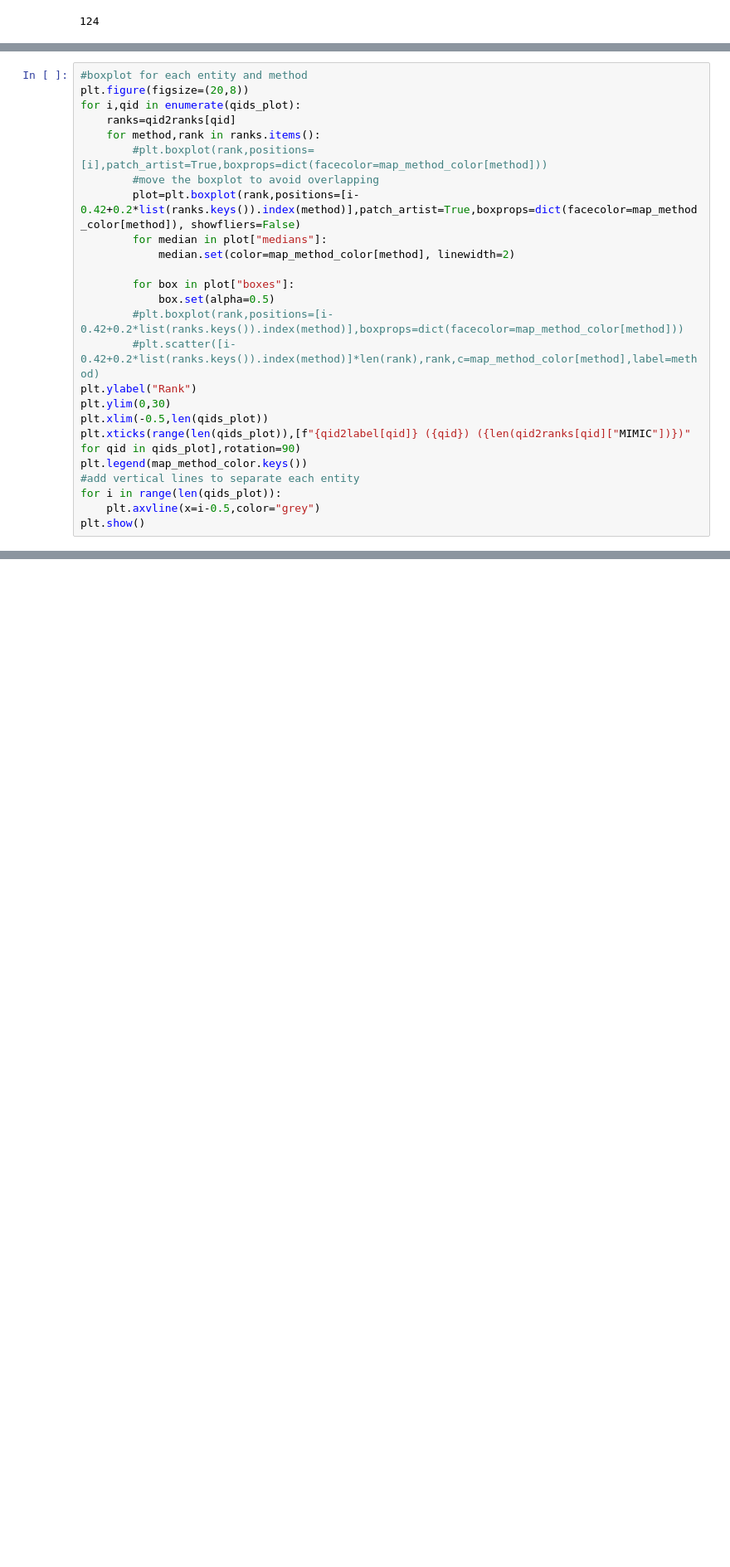
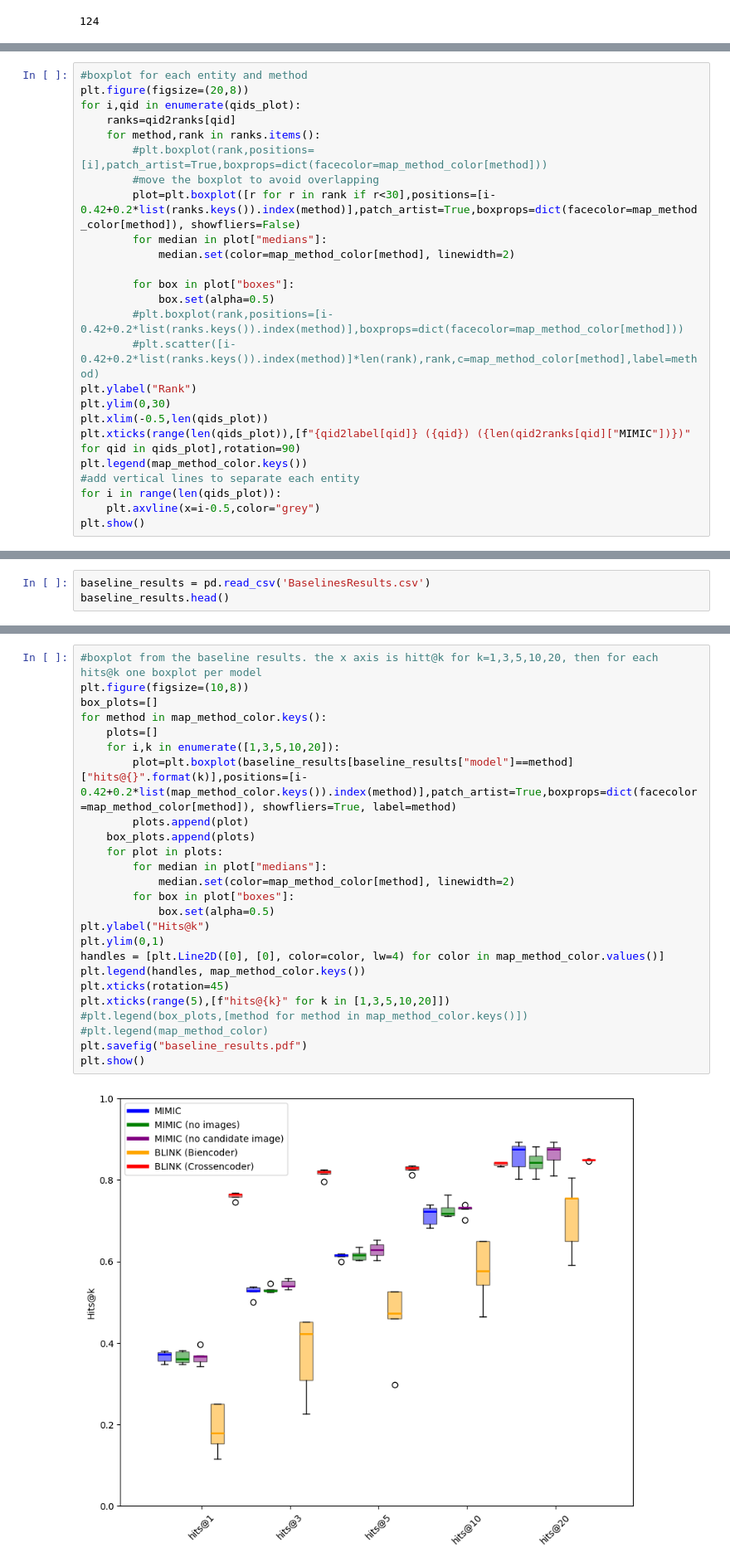
Before and after one commit to HPI-Information-Systems/MELArt_experiments, a Jupyter notebook: Inference/Charts.ipynb, the cells around one changed output, grey strips where cells are left out. Shown at 83% size. Cells and saved outputs as stored; diff of their text form; blank space fills up the shorter version.

Commit message:
Baseline results comparison

```diff
--- a/Inference/Charts.ipynb
+++ b/Inference/Charts.ipynb
@@ -246,7 +247,7 @@ for i,qid in enumerate(qids_plot):
     for method,rank in ranks.items():
         #plt.boxplot(rank,positions=[i],patch_artist=True,boxprops=dict(facecolor=map_method_color[method]))
         #move the boxplot to avoid overlapping
-        plot=plt.boxplot(rank,positions=[i-0.42+0.2*list(ranks.keys()).index(method)],patch_artist=True,boxprops=dict(facecolor=map_method_color[method]), showfliers=False)
+        plot=plt.boxplot([r for r in rank if r<30],positions=[i-0.42+0.2*list(ranks.keys()).index(method)],patch_artist=True,boxprops=dict(facecolor=map_method_color[method]), showfliers=False)
         for median in plot["medians"]:
             median.set(color=map_method_color[method], linewidth=2)
 
@@ -267,0 +270,3 @@ plt.show()
+# %%
+baseline_results = pd.read_csv('BaselinesResults.csv')
+baseline_results.head()
@@ -267,0 +280,27 @@ plt.show()
+# %%
+#boxplot from the baseline results. the x axis is hitt@k for k=1,3,5,10,20, then for each hits@k one boxplot per model
+plt.figure(figsize=(10,8))
+box_plots=[]
+for method in map_method_color.keys():
+    plots=[]
+    for i,k in enumerate([1,3,5,10,20]):
+        plot=plt.boxplot(baseline_results[baseline_results["model"]==method]["hits@{}".format(k)],positions=[i-0.42+0.2*list(map_method_color.keys()).index(method)],patch_artist=True,boxprops=dict(facecolor=map_method_color[method]), showfliers=True, label=method)
+        plots.append(plot)
+    box_plots.append(plots)
+    for plot in plots:
+        for median in plot["medians"]:
+            median.set(color=map_method_color[method], linewidth=2)
+        for box in plot["boxes"]:
+            box.set(alpha=0.5)
+plt.ylabel("Hits@k")
+plt.ylim(0,1)
+handles = [plt.Line2D([0], [0], color=color, lw=4) for color in map_method_color.values()]
+plt.legend(handles, map_method_color.keys())
+plt.xticks(rotation=45)
+plt.xticks(range(5),[f"hits@{k}" for k in [1,3,5,10,20]])
+#plt.legend(box_plots,[method for method in map_method_color.keys()])
+#plt.legend(map_method_color)
+plt.savefig("baseline_results.pdf")
+plt.show()
+# %% [output]
+[figure, added]
```
Also changed, not shown: parts of 3 cells of this notebook, 1 other file.
